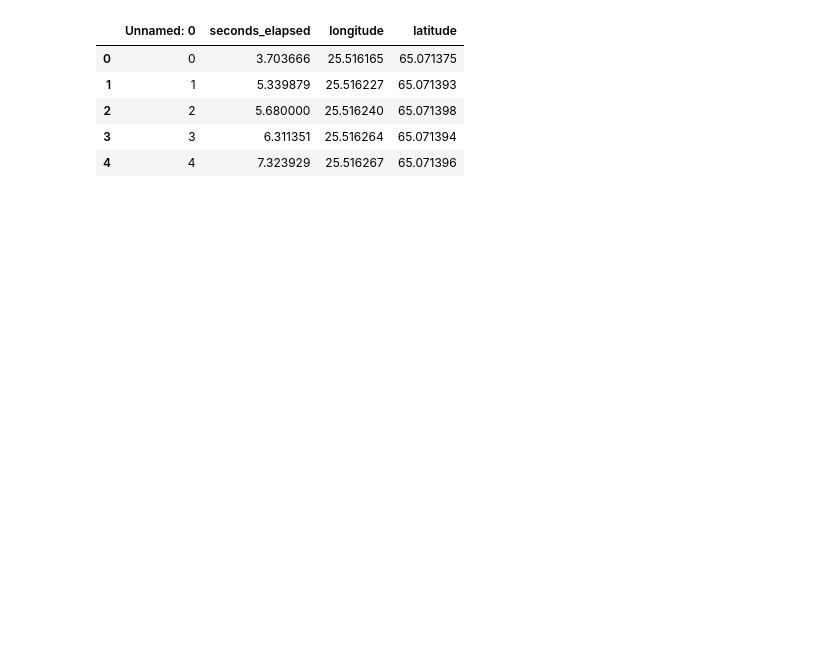
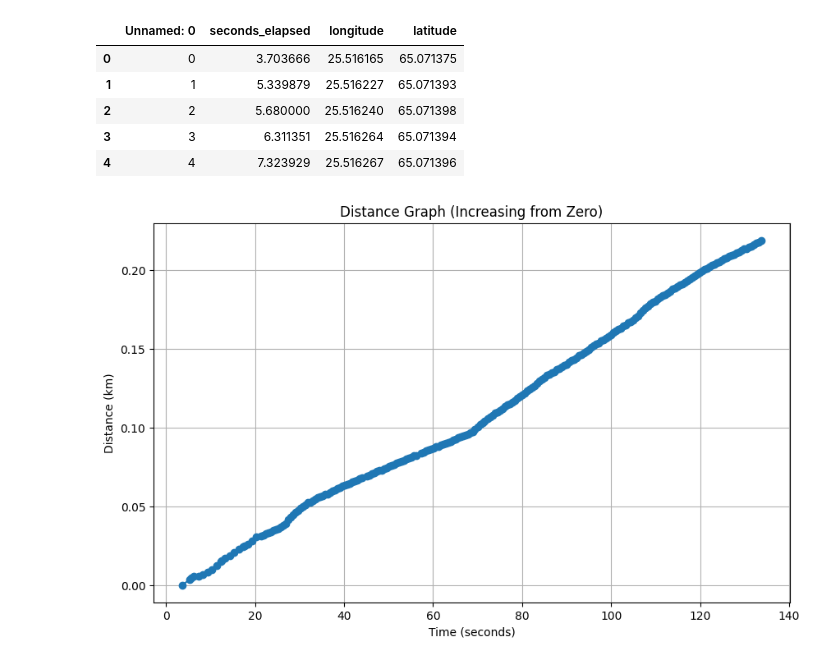
Before and after one commit to t2hale00/PhysicsFinalProject, a Jupyter notebook: FinalProject.ipynb, the cells around one changed output. Saved outputs shown, nothing was run; the diff lists cells and outputs as text; code cells hidden in the pictures; blank space fills up the shorter version.

```diff
--- a/FinalProject.ipynb
+++ b/FinalProject.ipynb
@@ -48,3 +48,22 @@ data.head()
 | 2 | 2 | 5.680000 | 25.516240 | 65.071398 |
 | 3 | 3 | 6.311351 | 25.516264 | 65.071394 |
 | 4 | 4 | 7.323929 | 25.516267 | 65.071396 |
+# %%
+##Distance graph (increasing from zero)
+
+# Set the figure size
+plt.figure(figsize=(10, 6))
+
+# Plot the distance graph
+plt.plot(df['seconds_elapsed'], distances, marker='o', linestyle='-')
+
+# Add labels and title
+plt.xlabel('Time (seconds)')
+plt.ylabel('Distance (km)')
+plt.title('Distance Graph (Increasing from Zero)')
+
+# Show the plot
+plt.grid(True)
+plt.show()
+# %% [output]
+[figure, added]
```
Also changed, not shown: parts of 12 cells of this notebook, 1 other file.
